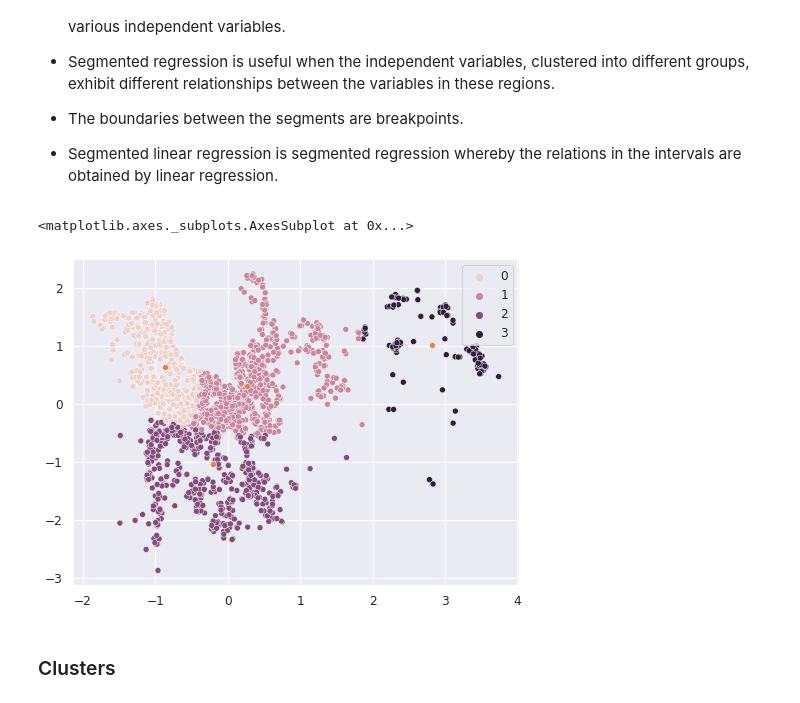
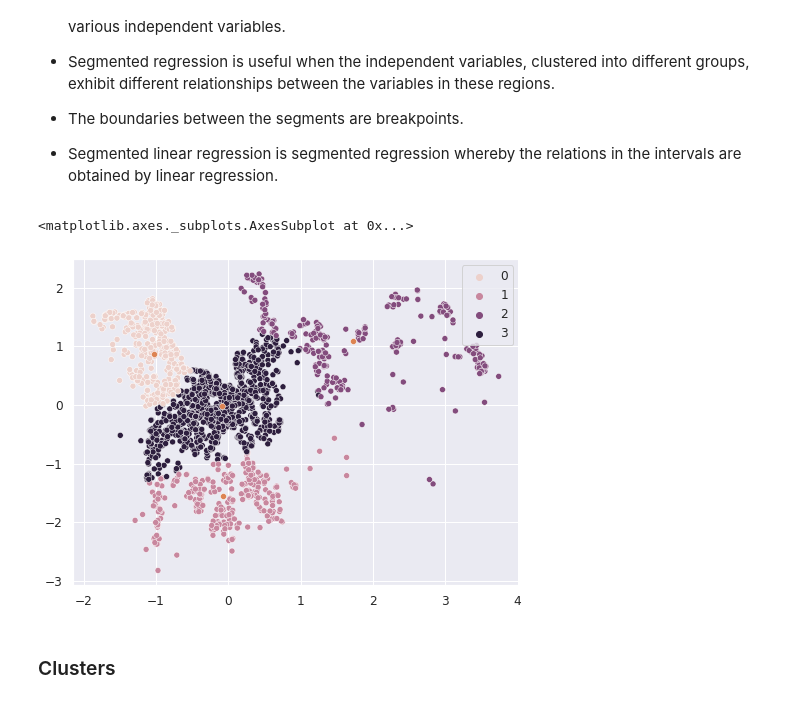
Before and after one commit to carlos20160984/ET5003_SEM1_2021-2, a Jupyter notebook: ET5003_KaggleCompetition_Carlos_Santiago.ipynb, the cells around one changed output. Saved outputs shown, nothing was run; the diff lists cells and outputs as text; code cells hidden in the pictures.

```diff
--- a/ET5003_KaggleCompetition_Carlos_Santiago.ipynb
+++ b/ET5003_KaggleCompetition_Carlos_Santiago.ipynb
@@ -667,0 +709,4 @@ sns.countplot(y)
+# %%
+ # Probability of a housing being expensive based on description
+prob_expensive = MNB.predict_proba(X)
+print('Probability of being expensive:',prob_expensive[:,0])
@@ -667,0 +715,3 @@ sns.countplot(y)
+# %%
+# add Probability of a housing being expensive to the dataframe
+train['Prob_expensive'] = prob_expensive[:,0]
@@ -667,0 +720,7 @@ sns.countplot(y)
+# %%
+ # Probability of a housing being expensive based on description
+prob_expensive_test = MNB.predict_proba(x_test)
+print('Probability of being expensive:',prob_expensive[:,0])
+
+# add Probability of a housing being expensive to the dataframe
+test['Prob_expensive'] = prob_expensive_test[:,0]
@@ -796,11 +815,11 @@ df_train.describe()
 # %%
 # Specify the features we will use to train the model
 
-featrain = ['Num_Beds','Num_Bathrooms','Latitude', 'Longitude', 'Surface', 'Price']
+featrain = ['Latitude', 'Longitude', 'Surface','Prob_expensive','Num_Beds','Num_Bathrooms','Price']
 # dropna: remove missing values
 df_subset_train = df_train[featrain].dropna(axis=0)
 
-featest = ['Num_Beds','Num_Bathrooms','Latitude', 'Longitude', 'Surface']
+featest = ['Latitude', 'Longitude', 'Surface','Prob_expensive','Num_Beds','Num_Bathrooms']
 df_subset_test  =  df_test[featest].dropna(axis=0)
 
 # cost
@@ -956,22 +977,22 @@ multivariate data by partitioning the various independent variables.
 # %%
 # training gaussian mixture model
 from sklearn.mixture import GaussianMixture
 
 gmm = GaussianMixture(n_components=4)
 
 # clustering by features latitude and longitude
-ind=[2,3]
+ind=[0,1]
 X_ind = np.vstack([Xn_train[:,ind],Xn_test[:,ind]])
 # Gaussian Mixture
 gmm.fit(X_ind)
 
 plt.figure(figsize=(8,6))
 labels = gmm.fit_predict(X_ind)
 sns.scatterplot(x=X_ind[:,0], y=X_ind[:,1], hue=gmm.fit_predict(X_ind))
 sns.scatterplot(x=gmm.means_[:,0],y=gmm.means_[:,1])
 # %% [output]
 <matplotlib.axes._subplots.AxesSubplot at 0x...>
-[figure, old version]
+[figure, new version]
 # %% [markdown]
 ### Clusters
 # %%
```
Also changed, not shown: parts of 52 cells of this notebook.
